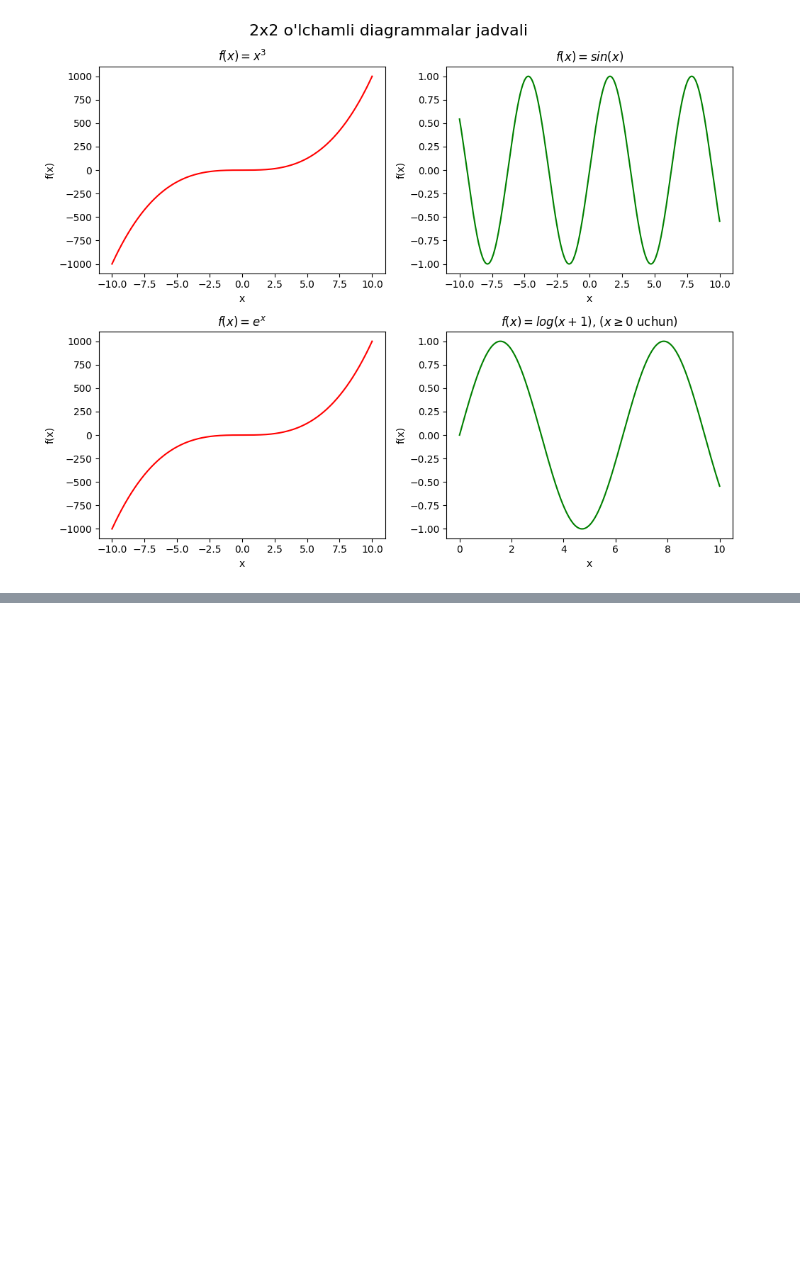
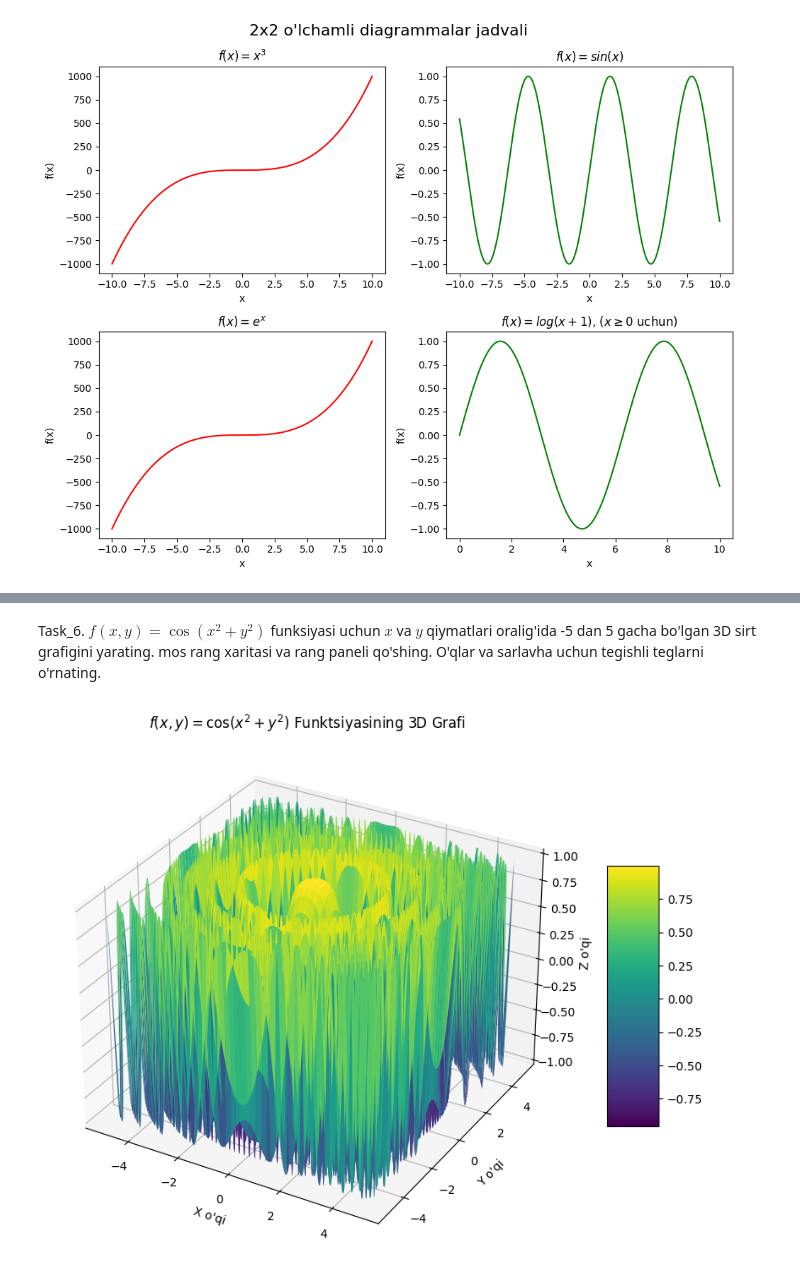
Before and after one commit to FeruzGaybullayev/Python, a Jupyter notebook: lesson-17/homework/homework_tasks.ipynb, the cells around one changed output, grey strips where cells are left out. Saved outputs shown, nothing was run; the diff lists cells and outputs as text; code cells hidden in the pictures; blank space fills up the shorter version.

```diff
--- a/lesson-17/homework/homework_tasks.ipynb
+++ b/lesson-17/homework/homework_tasks.ipynb
@@ -95,0 +131,26 @@ plt.show()
+# %% [markdown]
+Task_6. $ f(x, y) = \cos(x^2 + y^2) $ funksiyasi uchun $ x $ va $ y $ qiymatlari oralig'ida -5 dan 5 gacha bo'lgan 3D sirt grafigini yarating. mos rang xaritasi va rang paneli qo'shing. O'qlar va sarlavha uchun tegishli teglarni o'rnating.
+# %%
+# X and Y
+x = np.linspace(-5, 5, 1000)
+y = np.linspace(-5, 5, 1000)
+X, Y = np.meshgrid(x, y)
+
+# Hisoblash
+Z = np.cos(X**2 + Y**2)
+
+# Grafik
+fig = plt.figure(figsize=(12, 8))
+ax = fig.add_subplot(111, projection='3d')
+surf = ax.plot_surface(X, Y, Z, cmap='viridis', edgecolor='none')
+fig.colorbar(surf, shrink=0.5, aspect=5)
+
+# Sarlavha
+ax.set_title("$f(x, y) = \cos(x^2 + y^2)$ Funktsiyasining 3D Grafi")
+ax.set_xlabel("X o'qi")
+ax.set_ylabel("Y o'qi")
+ax.set_zlabel("Z o'qi")
+
+plt.show()
+# %% [output]
+[figure, added]
```
Also changed, not shown: parts of 7 cells of this notebook, 9 other files.
